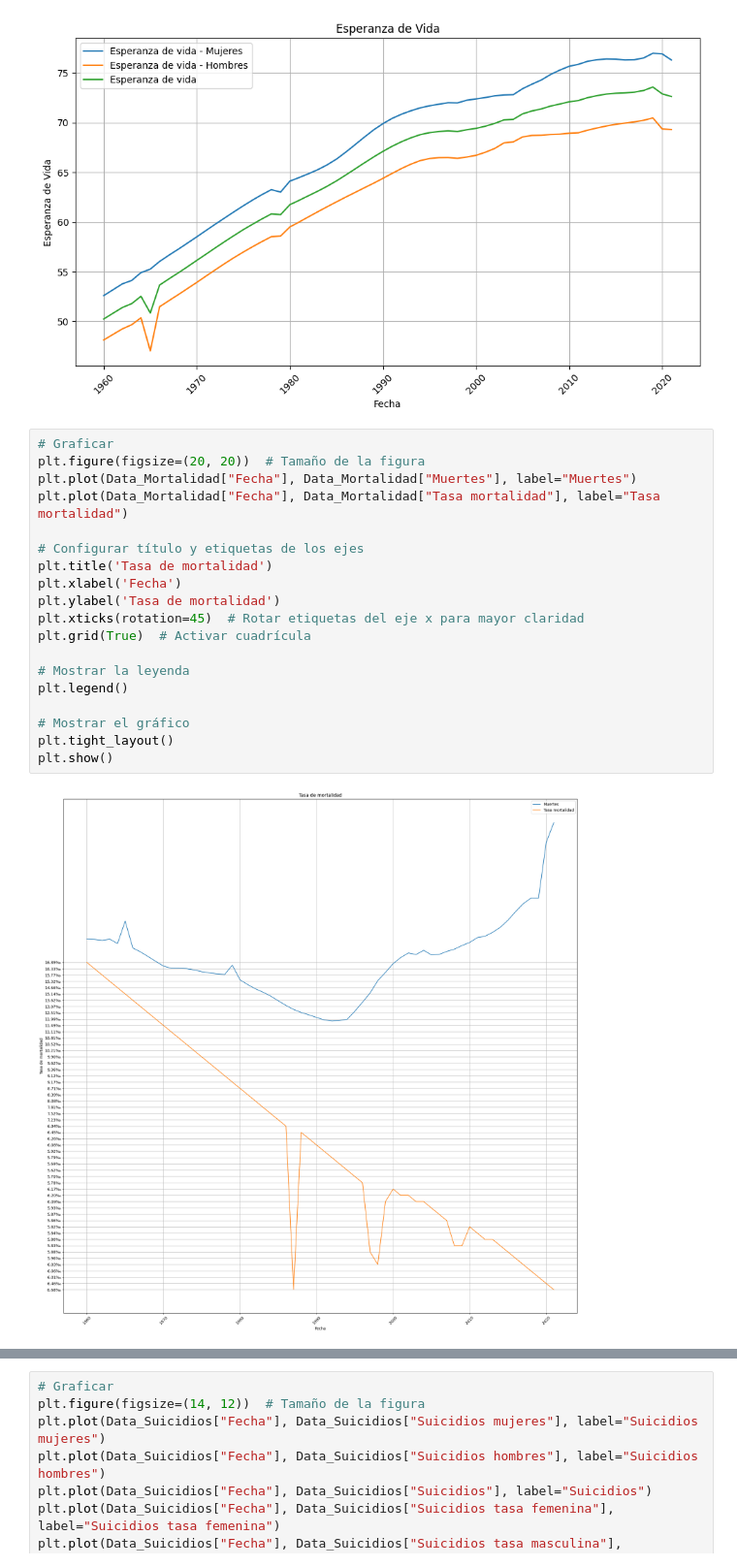
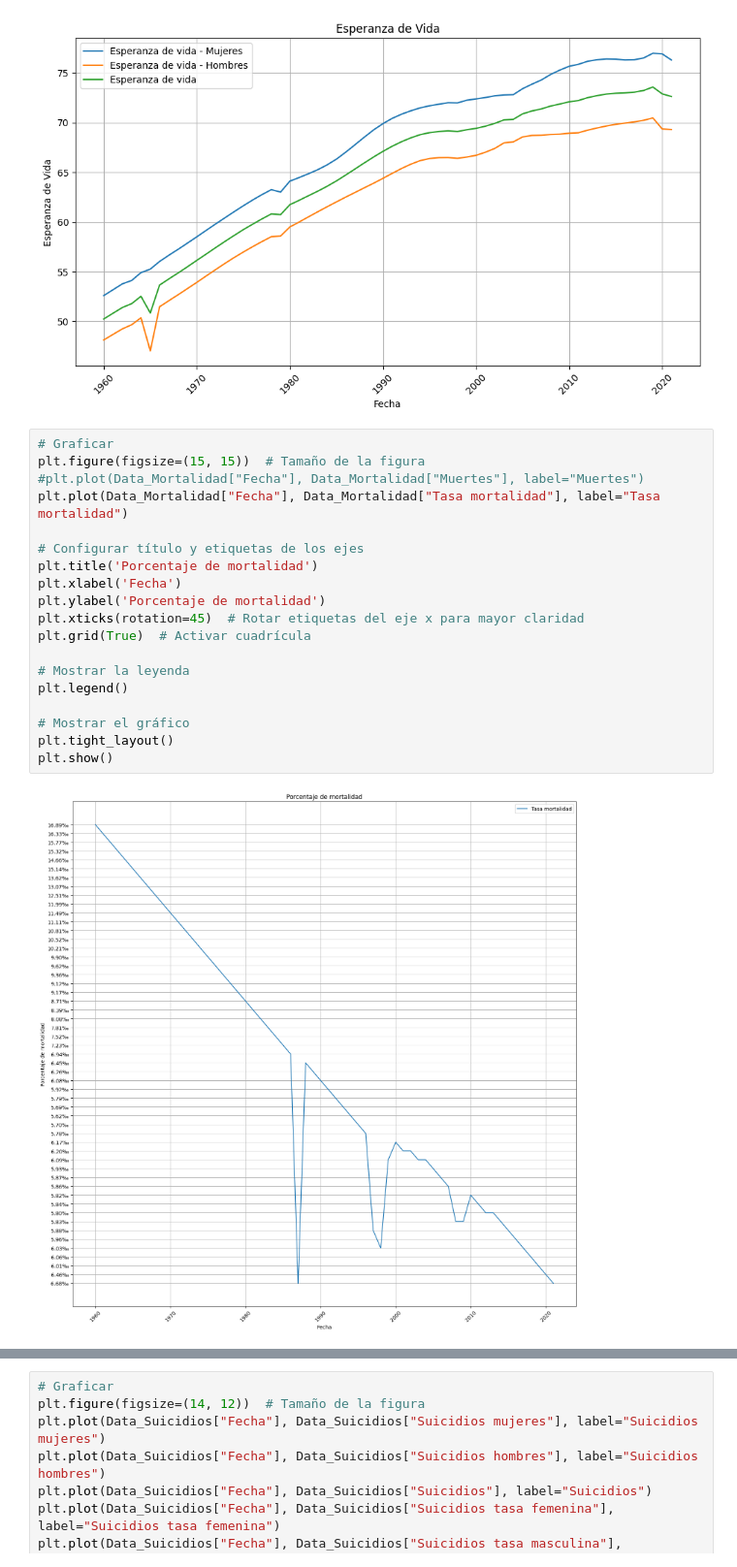
Before and after one commit to MoisesAlmz/Proyecto-Samsung, a Jupyter notebook: Viejicidad_en_RD (Con graficos).ipynb, the cells around one changed output, grey strips where cells are left out. Shown at 97% size. Drawn from its saved outputs; the diff is of its cells as text.

```diff
--- a/Viejicidad_en_RD (Con graficos).ipynb
+++ b/Viejicidad_en_RD (Con graficos).ipynb
@@ -211,22 +211,22 @@ plt.show()
 [figure]
 # %%
 # Graficar
-plt.figure(figsize=(20, 20))  # Tamaño de la figura
-plt.plot(Data_Mortalidad["Fecha"], Data_Mortalidad["Muertes"], label="Muertes")
+plt.figure(figsize=(15, 15))  # Tamaño de la figura
+#plt.plot(Data_Mortalidad["Fecha"], Data_Mortalidad["Muertes"], label="Muertes")
 plt.plot(Data_Mortalidad["Fecha"], Data_Mortalidad["Tasa mortalidad"], label="Tasa mortalidad")
 
 # Configurar título y etiquetas de los ejes
-plt.title('Tasa de mortalidad')
+plt.title('Porcentaje de mortalidad')
 plt.xlabel('Fecha')
-plt.ylabel('Tasa de mortalidad')
+plt.ylabel('Porcentaje de mortalidad')
 plt.xticks(rotation=45)  # Rotar etiquetas del eje x para mayor claridad
 plt.grid(True)  # Activar cuadrícula
 
 # Mostrar la leyenda
 plt.legend()
 
 # Mostrar el gráfico
 plt.tight_layout()
 plt.show()
 # %% [output]
-[figure, old version]
+[figure, new version]
```
Also changed, not shown: parts of 4 cells of this notebook.
